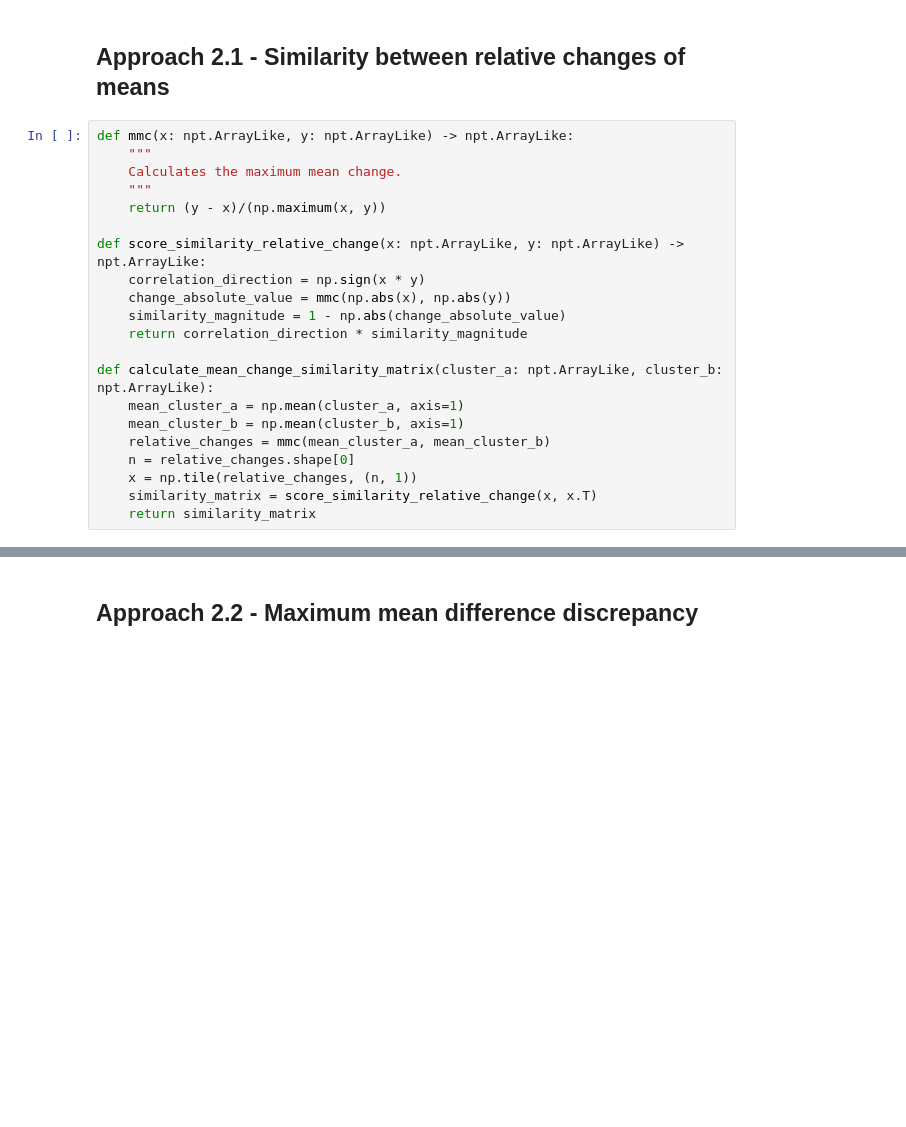
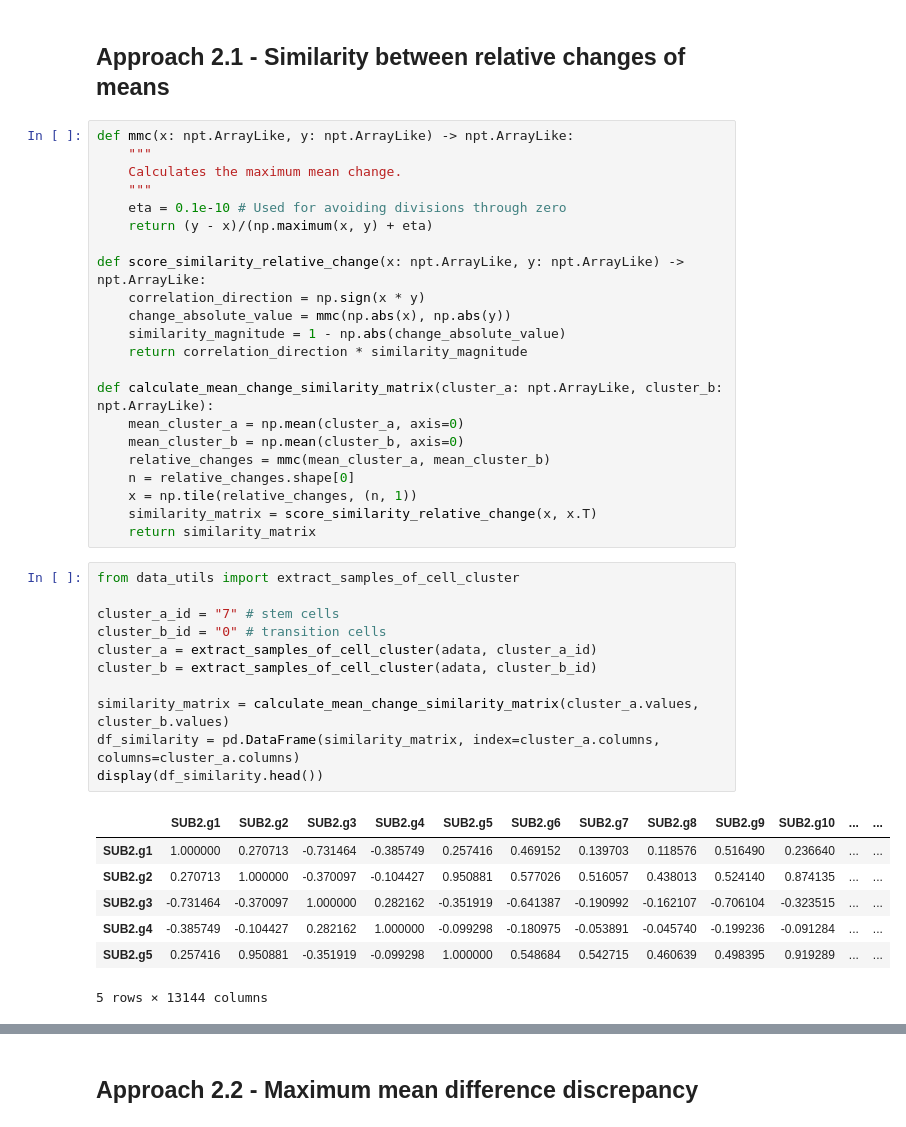
Before and after one commit to DavidWild02/BachelorThesis-ML-Gene-Interactions, a Jupyter notebook: Approach2.ipynb, the cells around one changed output, grey strips where cells are left out. Cells and saved outputs as stored; diff of their text form; blank space fills up the shorter version.

Commit message:
Refined matrix

```diff
--- a/Approach2.ipynb
+++ b/Approach2.ipynb
@@ -61,7 +61,8 @@ def mmc(x: npt.ArrayLike, y: npt.ArrayLike) -> npt.ArrayLike:
     """
     Calculates the maximum mean change.
     """
-    return (y - x)/(np.maximum(x, y))
+    eta = 0.1e-10 # Used for avoiding divisions through zero
+    return (y - x)/(np.maximum(x, y) + eta)
 
 def score_similarity_relative_change(x: npt.ArrayLike, y: npt.ArrayLike) -> npt.ArrayLike:
     correlation_direction = np.sign(x * y)
@@ -70,10 +71,29 @@ def score_similarity_relative_change(x: npt.ArrayLike, y: npt.ArrayLike) -> npt.
     return correlation_direction * similarity_magnitude
 
 def calculate_mean_change_similarity_matrix(cluster_a: npt.ArrayLike, cluster_b: npt.ArrayLike):
-    mean_cluster_a = np.mean(cluster_a, axis=1)
-    mean_cluster_b = np.mean(cluster_b, axis=1)
+    mean_cluster_a = np.mean(cluster_a, axis=0)
+    mean_cluster_b = np.mean(cluster_b, axis=0)
     relative_changes = mmc(mean_cluster_a, mean_cluster_b)
     n = relative_changes.shape[0]
     x = np.tile(relative_changes, (n, 1))
     similarity_matrix = score_similarity_relative_change(x, x.T)
     return similarity_matrix
+# %%
+from data_utils import extract_samples_of_cell_cluster
+
+cluster_a_id = "7" # stem cells
+cluster_b_id = "0" # transition cells
+cluster_a = extract_samples_of_cell_cluster(adata, cluster_a_id)
+cluster_b = extract_samples_of_cell_cluster(adata, cluster_b_id)
+
+similarity_matrix = calculate_mean_change_similarity_matrix(cluster_a.values, cluster_b.values)
+df_similarity = pd.DataFrame(similarity_matrix, index=cluster_a.columns, columns=cluster_a.columns)
+display(df_similarity.head())
+# %% [output]
+|  | SUB2.g1 | SUB2.g2 | SUB2.g3 | SUB2.g4 | SUB2.g5 | SUB2.g6 | SUB2.g7 | SUB2.g8 | SUB2.g9 | SUB2.g10 | ... | ... |
+| SUB2.g1 | 1.000000 | 0.270713 | -0.731464 | -0.385749 | 0.257416 | 0.469152 | 0.139703 | 0.118576 | 0.516490 | 0.236640 | ... | ... |
+| SUB2.g2 | 0.270713 | 1.000000 | -0.370097 | -0.104427 | 0.950881 | 0.577026 | 0.516057 | 0.438013 | 0.524140 | 0.874135 | ... | ... |
+| SUB2.g3 | -0.731464 | -0.370097 | 1.000000 | 0.282162 | -0.351919 | -0.641387 | -0.190992 | -0.162107 | -0.706104 | -0.323515 | ... | ... |
+| SUB2.g4 | -0.385749 | -0.104427 | 0.282162 | 1.000000 | -0.099298 | -0.180975 | -0.053891 | -0.045740 | -0.199236 | -0.091284 | ... | ... |
+| SUB2.g5 | 0.257416 | 0.950881 | -0.351919 | -0.099298 | 1.000000 | 0.548684 | 0.542715 | 0.460639 | 0.498395 | 0.919289 | ... | ... |
+5 rows × 13144 columns
```
Also changed, not shown: parts of 3 cells of this notebook.
